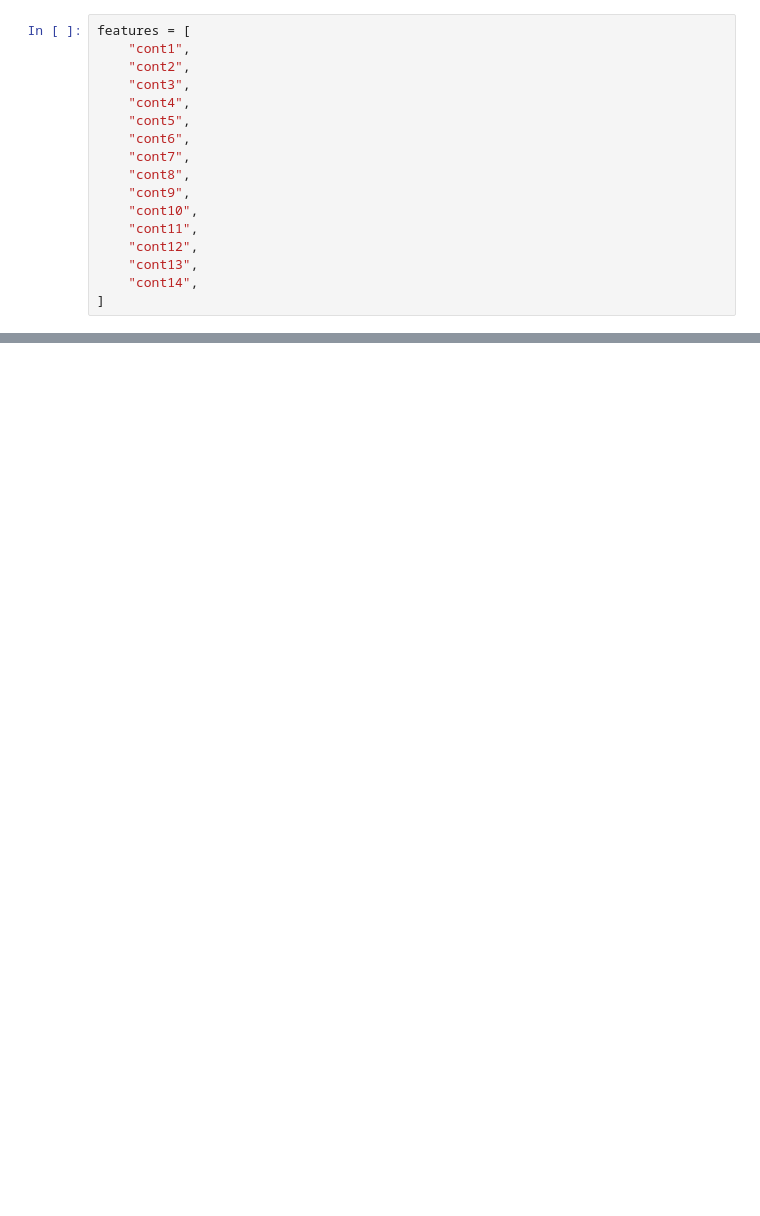
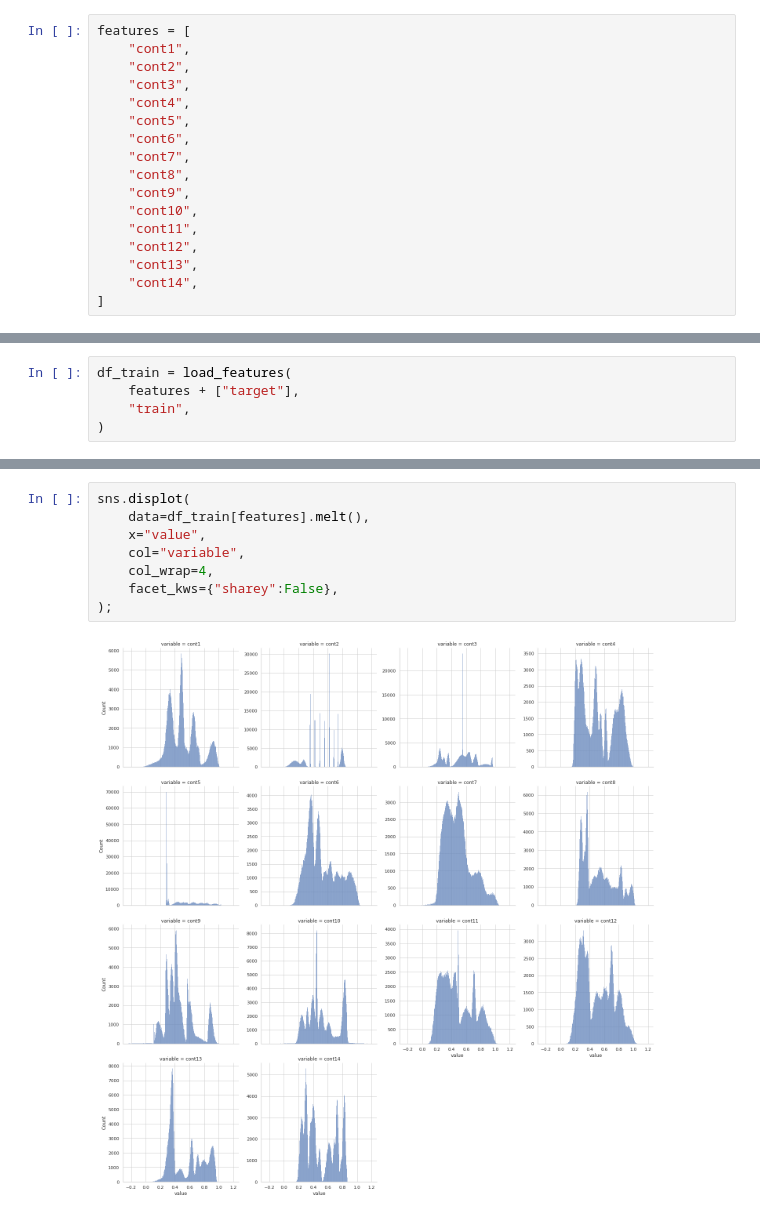
Before and after one commit to savioursho/tabular-playground-series-jan-2021, a Jupyter notebook: notebooks/07-features.ipynb, the cells around one changed output, grey strips where cells are left out. Saved outputs shown, nothing was run; the diff lists cells and outputs as text; blank space fills up the shorter version.

```diff
--- a/notebooks/07-features.ipynb
+++ b/notebooks/07-features.ipynb
@@ -71,0 +36,5 @@ load_features(
+# %%
+df_train = load_features(
+    features + ["target"],
+    "train",
+)
@@ -71,0 +52,10 @@ load_features(
+# %%
+sns.displot(
+    data=df_train[features].melt(),
+    x="value",
+    col="variable",
+    col_wrap=4,
+    facet_kws={"sharey":False},
+);
+# %% [output]
+[figure, added]
```
Also changed, not shown: parts of 9 cells of this notebook, 1 other file.
